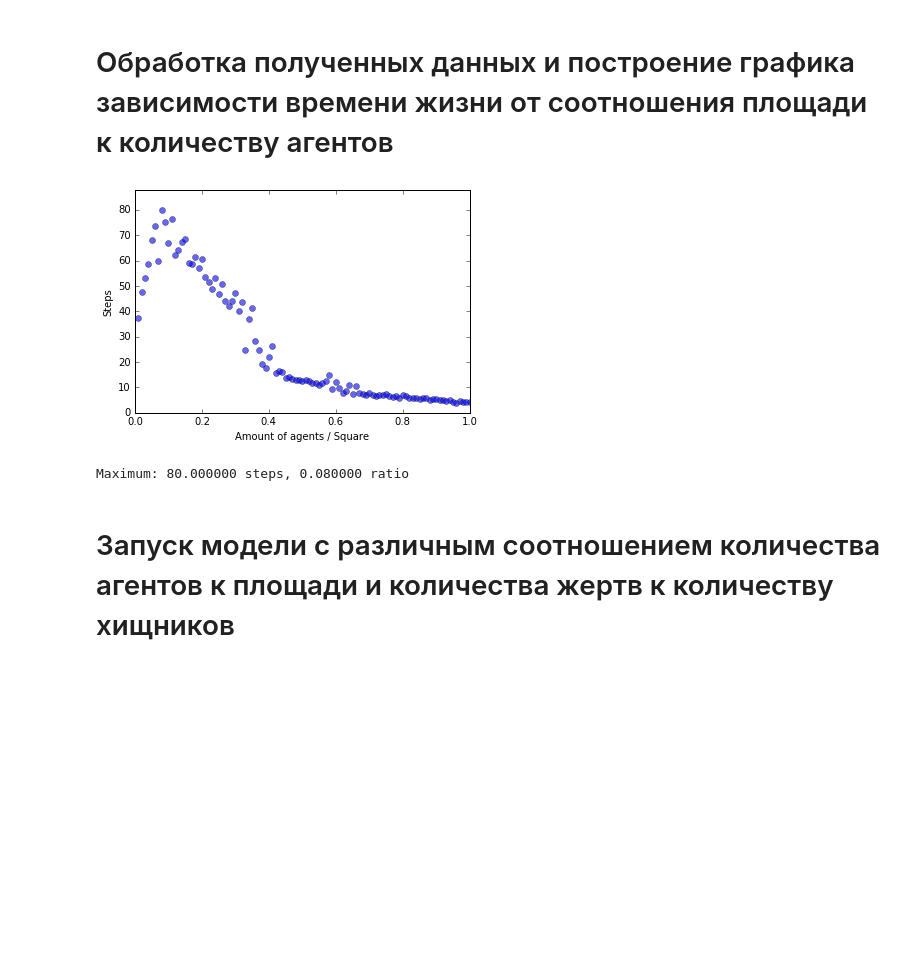
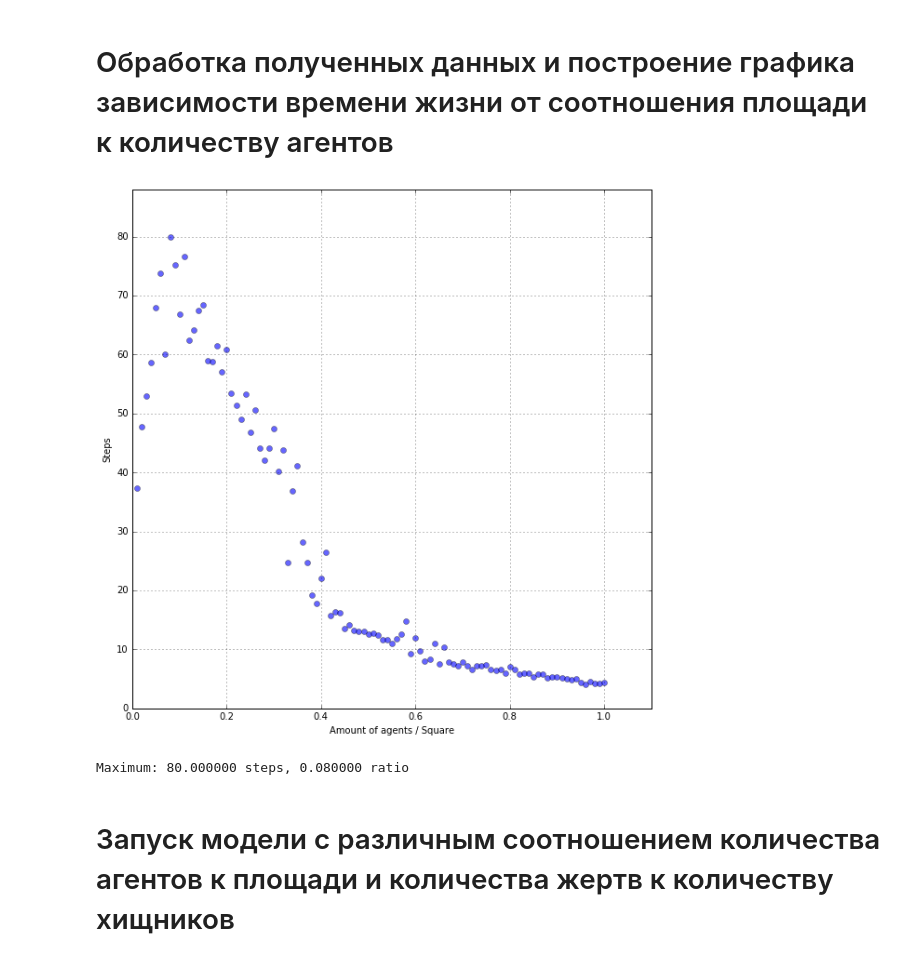
Before and after one commit to Zhuikov/predator-prey, a Jupyter notebook: notebooks/ModelLaunchExample.ipynb, the cells around one changed output. Saved outputs shown, nothing was run; the diff lists cells and outputs as text; code cells hidden in the pictures; blank space fills up the shorter version.

```diff
--- a/notebooks/ModelLaunchExample.ipynb
+++ b/notebooks/ModelLaunchExample.ipynb
@@ -102,20 +102,22 @@ for i in range(1, 1 + number):
 # %%
 ratio = 0
 maximum = 0
 for i in range(0, len(data[1])):
     if data[1][i] > maximum:
         maximum = data[1][i]
         ratio = data[0][i]
-
+plt.figure().set_size_inches(10, 10)
 plt.plot(data[0], data[1], "bo", alpha=0.6, label="Lifetime")
 plt.ylim([0, maximum * 1.1])
+plt.xlim([0, max(data[0]) * 1.1])
+plt.grid(True)
 plt.xlabel("Amount of agents / Square")
 plt.ylabel("Steps")
 plt.show()
 
 print("Maximum: %f steps, %f ratio" % (maximum, ratio))
 # %% [output]
-[figure, old version]
+[figure, new version]
 Maximum: 80.000000 steps, 0.080000 ratio
 # %% [markdown]
 # Запуск модели с различным соотношением количества агентов к площади и количества жертв к количеству хищников
```
Also changed, not shown: parts of 10 cells of this notebook.
